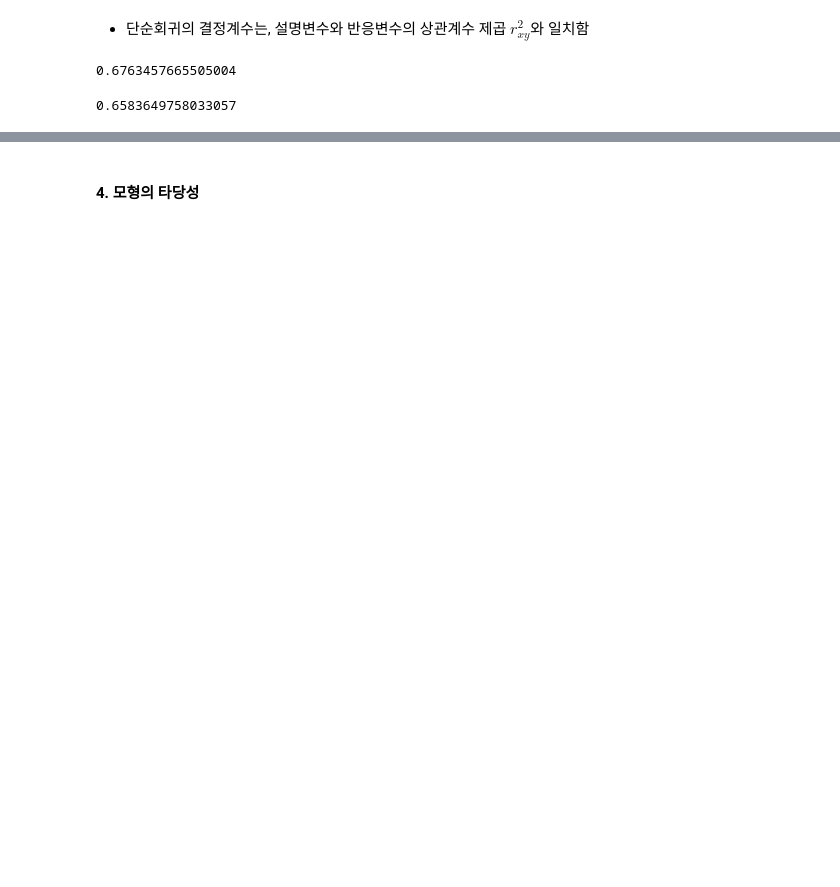
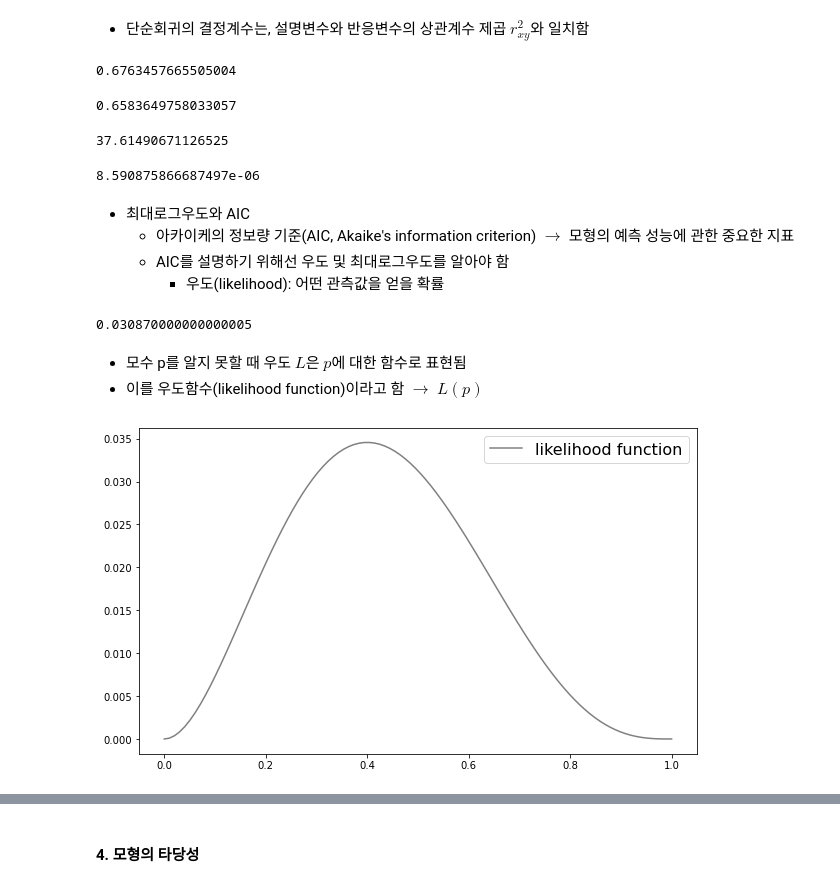
Before and after one commit to starfishkenny/Python, a Jupyter notebook: 20210212_python-statistics_regression analysis.ipynb, the cells around one changed output, grey strips where cells are left out. Drawn from its saved outputs; the diff is of its cells as text; code cells hidden in the pictures; blank space fills up the shorter version.

```diff
--- a/20210212_python-statistics_regression analysis.ipynb
+++ b/20210212_python-statistics_regression analysis.ipynb
@@ -473,3 +485,46 @@ np.corrcoef(x,y)[0,1]**2
 1 - (unexp_var / (n-p-1)) / (total_var / (n-1))
 # %% [output]
 0.6583649758033057
+# %%
+# F 검정통계량
+f = (exp_var/p) / (unexp_var/(n-p-1))
+f
+# %% [output]
+37.61490671126525
+# %%
+# 대응하는 p값 구하기
+rv = stats.f(p,n-p-1)
+1 - rv.cdf(f) # 귀무가설 기각, 설명변수 중 적어도 하나는 반응변수에 영향을 주는 것을 알 수 있음
+# %% [output]
+8.590875866687497e-06
+# %% [markdown]
+* 최대로그우도와 AIC
+  - 아카이케의 정보량 기준(AIC, Akaike's information criterion) $\rightarrow$  모형의 예측 성능에 관한 중요한 지표
+  - AIC를 설명하기 위해선 우도 및 최대로그우도를 알아야 함
+    + 우도(likelihood): 어떤 관측값을 얻을 확률
+# %%
+# 우도
+# 0.3의 확률로 앞면, 0.7의 확률로 뒷면이 나오는 동전을 고려
+prob = 0.3
+coin_result = [0,1,0,0,1]
+
+rv = stats.bernoulli(prob)
+L = np.prod(rv.pmf(coin_result))
+L
+# %% [output]
+0.030870000000000005
+# %% [markdown]
+* 모수 p를 알지 못할 때 우도 $L$은 $p$에 대한 함수로 표현됨
+* 이를 우도함수(likelihood function)이라고 함 $\rightarrow$ $L(p)$
+# %%
+# p를 0에서 1로 변화시킬 때의 우도함수
+ps = np.linspace(0,1,100)
+Ls = [np.prod(stats.bernoulli(prob).pmf(coin_result)) for prob in ps]
+
+fig = plt.figure(figsize=(10,6))
+ax = fig.add_subplot(111)
+ax.plot(ps, Ls, label='likelihood function', color='gray')
+ax.legend(fontsize=16)
+plt.show()
+# %% [output]
+[figure, added]
```
Also changed, not shown: parts of 17 cells of this notebook.
